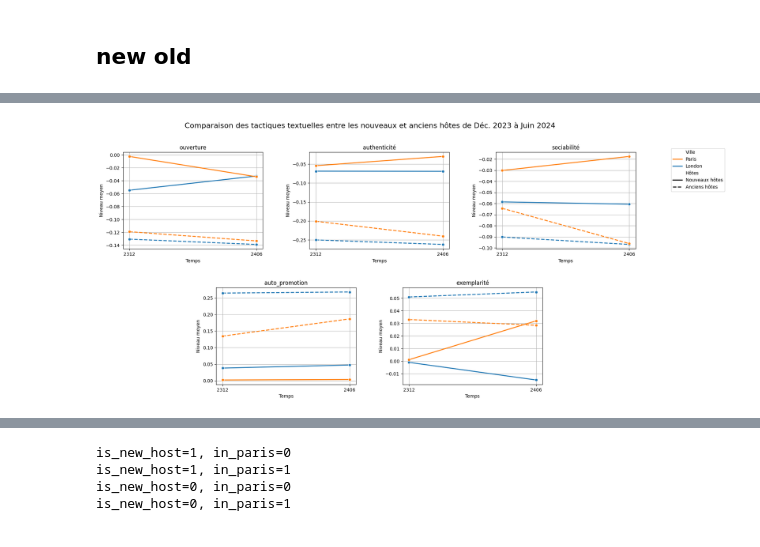
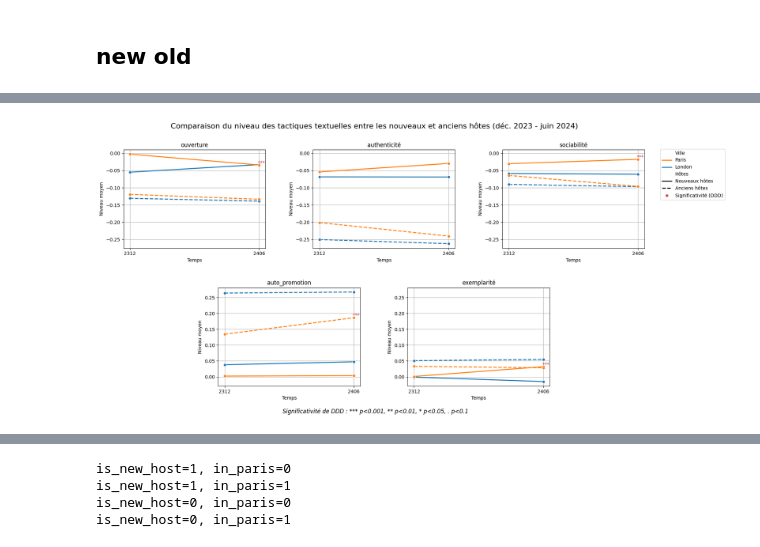
Before and after one commit to yeliu-dh/SelfPresentation_Multimodal_airbnb, a Jupyter notebook: D_stat/test_new_old_host.ipynb, the cells around one changed output, grey strips where cells are left out. Cells and saved outputs as stored; diff of their text form; code cells hidden in the pictures.

```diff
--- a/D_stat/test_new_old_host.ipynb
+++ b/D_stat/test_new_old_host.ipynb
@@ -712,7 +768,7 @@ def plot_one_cf(cf_data, axes=None, i=0,  var="authenticité", title=None, ylabe
     else :
         ax=axes[i]
 
-    sub=cf_data[cf_data['variable']==var]
+    sub=cf_data[cf_data['label']==var]
     # display(sub)
 
     x=list(range(len(sub['time'].unique())))
@@ -783,7 +839,6 @@ var='auto_promotion'
 
 plot_one_cf(cf_data=df_plot, axes=None, i=0,  var=var, title=None, ylabel=None)
 
-
 # plot_one_cf(agg_data, axes=None, i=0,  var=var, ddd_data=ddd_data, title=None, ylabel=None)
 # %% [output]
 ['ouverture' 'authenticité' 'sociabilité' 'auto_promotion' 'exemplarité']
@@ -807,20 +862,21 @@ ax5 = fig.add_subplot(gs[1, 3:5])
 axes.extend([ax4, ax5])
 
 # 确保 tactics_vars 长度为 5（或小于等于 len(axes)）
-n_to_plot = min(len(tactics_bio), len(axes))
+# n_to_plot = min(len(tactics), len(axes))
 
 
 ## plot:
+tactics=tactics_bio
+df_plot=cf_data[cf_data['label'].isin(tactics)].copy()
+print('tactics: ',df_plot.variable.unique())
 
-df_plot=cf_data[cf_data['variable'].isin(tactics_bio)]
-print('tactics: ',df_plot.variable.unique())
-for i, var in enumerate(tactics_bio):
+for i, var in enumerate(tactics):
     plot_one_cf(cf_data=df_plot, axes=axes, i=i,  var=var, title=None, ylabel=None)
 
 
 # layout:
 fig.suptitle(
-        "Trajectoires observées et contrefactuelles des tactiques textuelles",
+        "Évolution du niveau des tactiques textuelles",
         fontsize=18,
         y=0.98
     )
@@ -1179,7 +1241,7 @@ for var in tactics_bio+tactics_pic_dummies:
             "sig":sig,
             "ci_low": test.conf_int()[0][0],
             "ci_high": test.conf_int()[0][1],
-            'label':f"{var}{sig}"
+            'label':f"{var_map.get(var,'') if var in var_map.keys() else var}"
         })
         results.append(res)
     # break
@@ -1279,7 +1341,7 @@ for i, new in enumerate(df_plot[subplot_col].unique()):
     )
 
     ax.axvline(0, linestyle='--', color="lightgray", label="Changement de Londres")
-    ax.set_xlabel(f"Différence de l'écart", labelpad=10)
+    ax.set_xlabel(f"Différentiel d'évolution", labelpad=10)
     ax.set_ylabel('Tactique', labelpad=10)
     ax.tick_params(axis='y', rotation=20)
     ax.set_title(f"{'Nouveaux hôtes' if new==1 else 'Anciens hôtes'}")
@@ -1288,7 +1350,7 @@ for i, new in enumerate(df_plot[subplot_col].unique()):
 
 ## ---legend 2facets----
 fig.suptitle(
-    "Evolution de l'écart des niveaux de tactiques entre Paris et Londres (déc. 2023 - juin 2024)",
+    "Evolution différentielle du niveaux des tactiques entre Paris et Londres (déc. 2023 - juin 2024)",
     fontsize=16,
     y=1.01
 )
@@ -1346,6 +1436,7 @@ Name: count, dtype: int64
 # %%
 ## new old hue:london/paris y=tactics_sig
 import matplotlib.gridspec as gridspec
+from matplotlib.lines import Line2D
 
 # ---colors----
 blue_cmap = plt.cm.Blues
@@ -1362,7 +1453,6 @@ palette={
     1:paris_colors
 }
 
-
 # -------------------layout 5 facets-------------------
 # 使用更细的列分辨率（2 行 × 6 列），方便把第二行两个图放在中间列
 fig = plt.figure(figsize=(20,9))
@@ -1371,20 +1461,19 @@ gs = gridspec.GridSpec(2, 6, figure=fig, hspace=0.4, wspace=1)
 axes = []
 # # 第一行三个：分别占两列宽 (0:2, 2:4, 4:6)
 ax1 = fig.add_subplot(gs[0, 0:2])
-ax2 = fig.add_subplot(gs[0, 2:4])
-ax3 = fig.add_subplot(gs[0, 4:6])
+ax2 = fig.add_subplot(gs[0, 2:4], sharey=ax1)
+ax3 = fig.add_subplot(gs[0, 4:6], sharey=ax1)
 axes.extend([ax1, ax2, ax3])
 
 # 第二行两个：让它们居中，分别占中间的两列 (1:3 和 3:5)
 ax4 = fig.add_subplot(gs[1, 1:3])
-ax5 = fig.add_subplot(gs[1, 3:5])
+ax5 = fig.add_subplot(gs[1, 3:5], sharey=ax4)
 axes.extend([ax4, ax5])
 
 # 确保 tactics_vars 长度为 5（或小于等于 len(axes)）
 n_to_plot = min(len(tactics_bio), len(axes))
 
 
-df_plot=df_plot_time.copy()
 # 每一个tac一个图，一个图中新老pl四条线, 新房东浅色，london蓝色，
 # 每个 var 一张图
 # x = time
@@ -1392,17 +1481,18 @@ df_plot=df_plot_time.copy()
 # hue = new/old
 
 
-subplot_col1='variable'
+subplot_col1='label'
 subplot_col2='is_new_host'
 # subplot_col3='is_new_host'
 tactics=tactics_bio
+df_plot=df_plot_time.copy()
 
+# ---plt---
 i=0
 for var in tactics:
     ax=axes[i]
-    print(i)
+    print(i, var)
     for new in df_plot[subplot_col2].unique():#***
-
 
         # ---sub data---
         print(f"{subplot_col1}={var}, {subplot_col2}={new}")#***
@@ -1425,8 +1515,24 @@ for var in tactics:
             ax=ax,
             legend=False
         )
-        # break
 
+        # ---sig---
+        sub_ddd=results_ddd_new[(results_ddd_new['label']==var)&(results_ddd_new['is_new_host']==new)]['sig'].iloc[0]
+        for _, row in sub[(sub['in_paris']==1)&(sub['time']=="2406")].iterrows():
+            # print(row)
+            ax.annotate(sub_ddd,
+                        xy=(row['time'], row['mean']),
+                        xytext=(5,5),
+                        textcoords='offset points',
+                        ha='center',
+                        va='center',
+                        fontsize=10,
+                        color='tab:red'
+                        )
+
+
+    #     break
+    # break
     ax.grid()
     ax.set_xlabel("Temps")
     ax.set_ylabel("Niveau moyen")
@@ -1437,9 +1543,9 @@ for var in tactics:
 
 ## ---legend 2facets----
 fig.suptitle(
-        f"Comparaison des tactiques textuelles entre les nouveaux et anciens hôtes de Déc. 2023 à Juin 2024 ",
+        f"Comparaison du niveau des tactiques textuelles entre les nouveaux et anciens hôtes (déc. 2023 - juin 2024) ",
         fontsize=16,
-        y=0.98
+        y=0.97
     )
 # ---custom legen---
 legend_elements = []
@@ -1463,14 +1569,28 @@ legend_elements.append(
     Line2D([0], [0], color="black", lw=2, linestyle="--", label="Anciens hôtes")
 )
 
+# --- sig note ---
+legend_elements.append(
+    Line2D([0], [0], marker='$*$', linestyle='None', color='tab:red',markersize=5,
+           label='Significativité (DDD)')
+)
+
 fig.legend(
         handles=legend_elements,
         loc="upper left",
-        bbox_to_anchor=(0.95, 0.9),
+        bbox_to_anchor=(0.92, 0.89),
         frameon=True
     )
 
-plt.tight_layout(rect=[0, 0.1, 0.8, 1])# [left, bottom, right, top]
+plt.figtext(
+    0.5, 0.01,
+    "Significativité de DDD : *** p<0.001, ** p<0.01, * p<0.05, . p<0.1",
+    ha="center",
+    fontsize=12,
+    style="italic",
+)
+
+plt.tight_layout(rect=[0, 0.1, 0.9, 1])# [left, bottom, right, top]
 plt.subplots_adjust(bottom=0.1)#控制子图到底的距离，给text留出空间
 
 plt.show()
@@ -1493,2 +1613,2 @@ variable=exemplarité, is_new_host=0
-[figure, old version]
+[figure, new version]
 # %%
```
Also changed, not shown: parts of 34 cells of this notebook, 3 other files.
